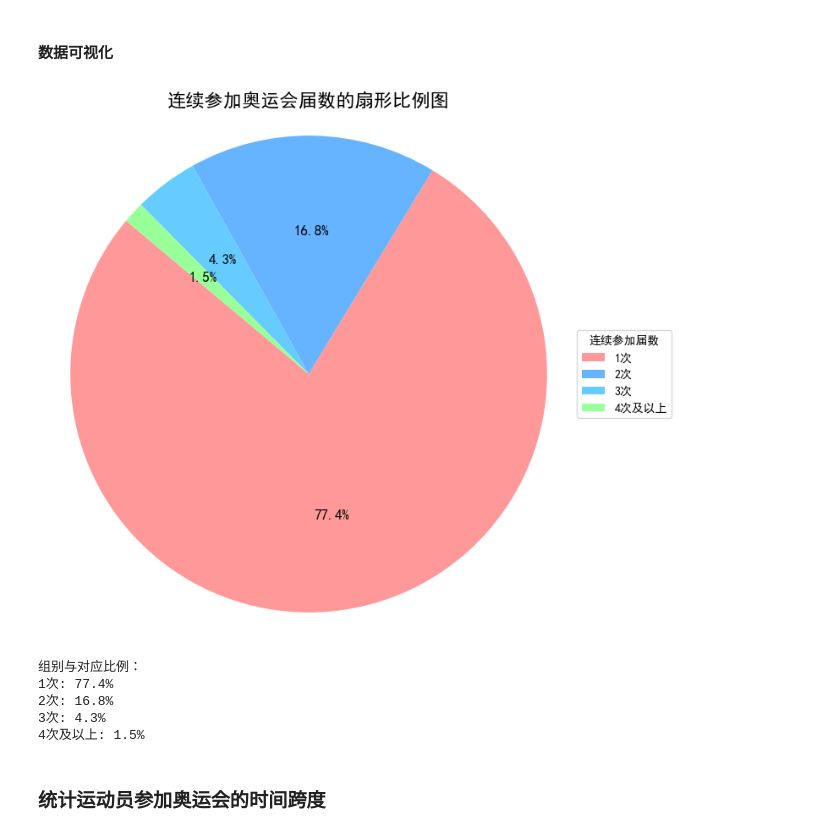
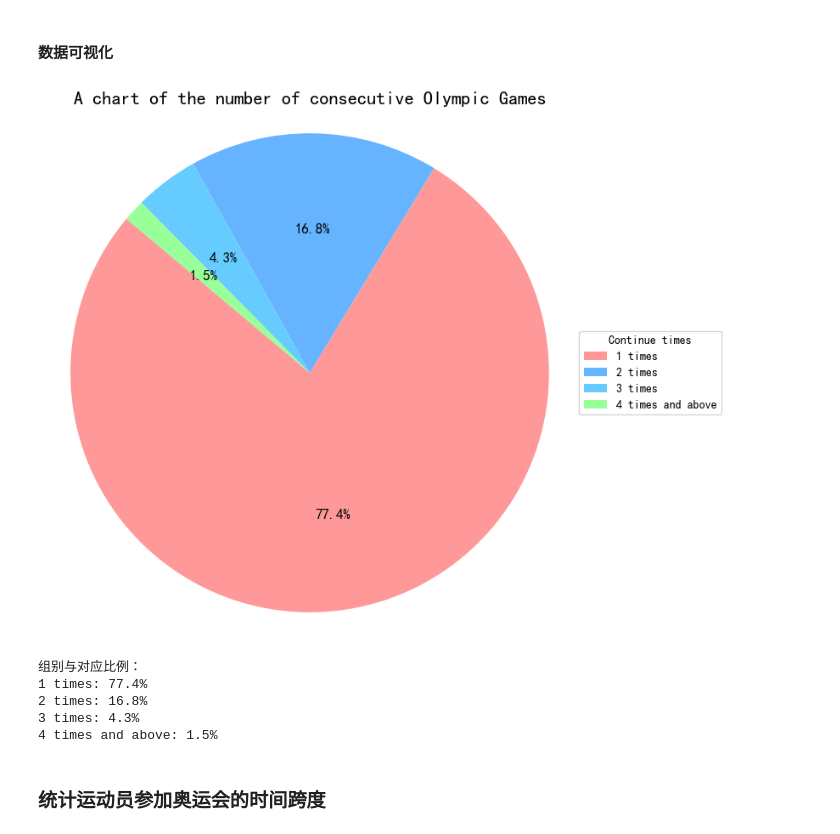
Before and after one commit to LiaoZiqi-GZFLS/2025-MCM-C, a Jupyter notebook: C.ipynb, the cells around one changed output. Saved outputs shown, nothing was run; the diff lists cells and outputs as text; code cells hidden in the pictures.

```diff
--- a/C.ipynb
+++ b/C.ipynb
@@ -1036,37 +1036,37 @@ from matplotlib.font_manager import FontProperties
 # 设置支持中文的字体
 plt.rcParams['font.sans-serif'] = ['SimHei']  # 使用黑体字体
 plt.rcParams['axes.unicode_minus'] = False  # 解决负号显示问题
 
 # 读取数据
 data = pd.read_csv("Generated/consecutive_years_count.csv")
 
 # 定义大致届数区间
 bins = [0, 2, 3, 4, 14]
-labels = ['1次', '2次', '3次', '4次及以上']
+labels = ['1 times', '2 times', '3 times', '4 times and above']
 
 # 将数据分组到区间
 data['Group'] = pd.cut(data['Consecutive_Years'], bins=bins, labels=labels, right=False)
 
 # 计算每个区间的总人次，显式设置 observed=True
 grouped_data = data.groupby('Group', observed=True)['Count'].sum().reset_index()
 
 # 准备绘图数据
 labels = grouped_data['Group']
 sizes = grouped_data['Count']
 colors = ['#ff9999', '#66b3ff', '#66ccff', '#99ff99']  # 颜色列表
 
 # 绘制饼图
 plt.figure(figsize=(8, 8))
 wedges, texts, autotexts = plt.pie(sizes, colors=colors, autopct='%1.1f%%', startangle=140, textprops={'fontsize': 12})
 
 # 添加图例（色块+标签），放置在右侧
-plt.legend(wedges, labels, title="连续参加届数", loc="center left", bbox_to_anchor=(1, 0, 0.5, 1))
+plt.legend(wedges, labels, title="Continue times", loc="center left", bbox_to_anchor=(1, 0, 0.5, 1))
 
-plt.title('连续参加奥运会届数的扇形比例图', fontsize=16)
+plt.title('A chart of the number of consecutive Olympic Games', fontsize=16)
 plt.axis('equal')  # 确保饼图是圆形
 plt.show()
 # %% [output]
-[figure, old version]
+[figure, new version]
 # %%
 # 保存组别与对应比例
 group_percentages = []
@@ -1081,10 +1081,10 @@ for group, percentage in group_percentages:
     print(f"{group}: {percentage:.1f}%")
 # %% [output]
 组别与对应比例：
-1次: 77.4%
-2次: 16.8%
-3次: 4.3%
-4次及以上: 1.5%
+1 times: 77.4%
+2 times: 16.8%
+3 times: 4.3%
+4 times and above: 1.5%
 # %% [markdown]
 ### 统计运动员参加奥运会的时间跨度
 # %%
```
Also changed, not shown: parts of 9 cells of this notebook, 1 other file.
